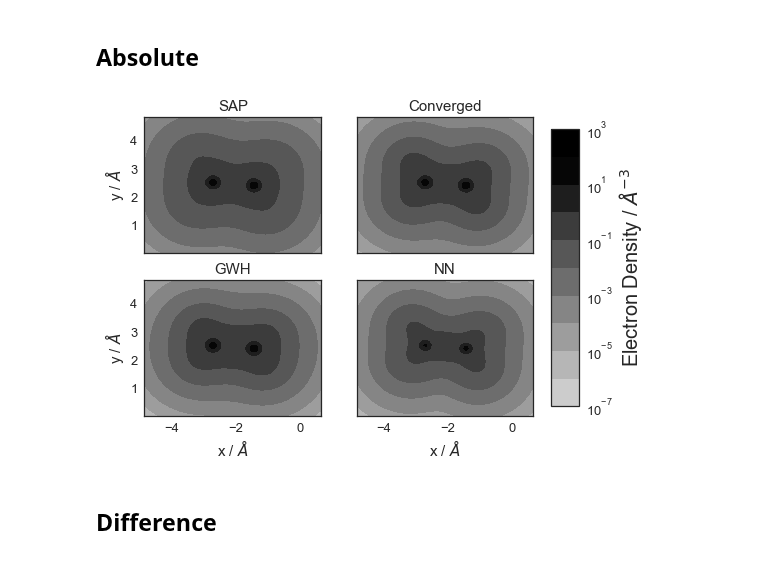
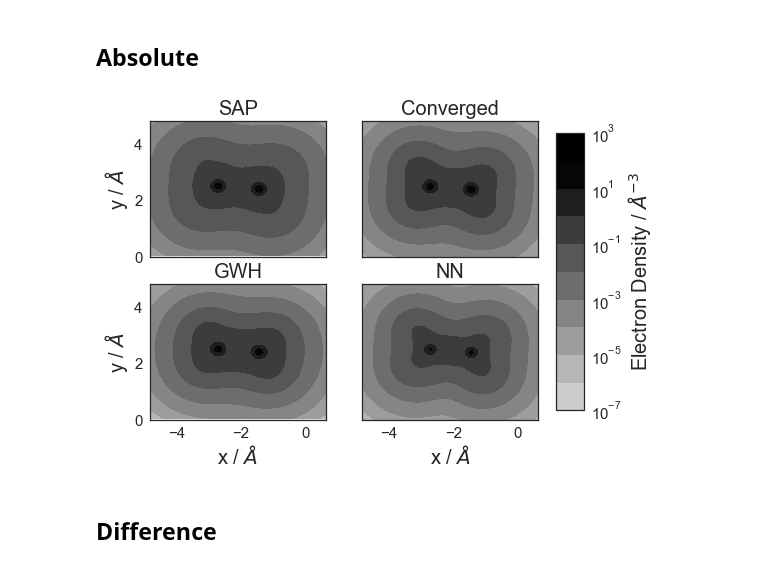
Before and after one commit to jcartus/SCFInitialGuess, a Jupyter notebook: cc2ai/notebooks/DensityEthen.ipynb, the cells around one changed output. Saved outputs shown, nothing was run; the diff lists cells and outputs as text; code cells hidden in the pictures.

```diff
--- a/cc2ai/notebooks/DensityEthen.ipynb
+++ b/cc2ai/notebooks/DensityEthen.ipynb
@@ -235,13 +235,14 @@ norm = plt.Normalize(vmin, vmax)
 # %%
 fig, axes = plt.subplots(2, 2)
 
-title_size = 15
-label_size = 13
+title_size = 20
+label_size = 15
 
 axes[0,0].contourf(*np.meshgrid(x, y), dm_sap_density, locator=ticker.LogLocator(), vmin=vmin, vmax=vmax)
 axes[0,0].set_title("SAP", fontsize=title_size)
 axes[0,0].ticklabel_format(style='plain', axis='x')
 axes[0,0].set_ylabel(ylabel, fontsize=title_size)
+axes[0,0].set_yticks([0, 2, 4])
 axes[0,0].tick_params(labelsize=label_size)
 
 
@@ -250,38 +251,39 @@ axes[1,0].contourf(*np.meshgrid(x, y), dm_gwh_density, locator=ticker.LogLocator
 axes[1,0].set_title("GWH", fontsize=title_size)
 axes[1,0].set_xlabel(xlabel, fontsize=title_size)
 axes[1,0].set_ylabel(ylabel, fontsize=title_size)
+axes[1,0].set_yticks([0, 2, 4])
 axes[1,0].tick_params(labelsize=label_size)
 
 axes[0,1].contourf(*np.meshgrid(x, y), dm_density, locator=ticker.LogLocator(), vmin=vmin, vmax=vmax)
 axes[0,1].set_title("Converged", fontsize=title_size)
 axes[0,1].ticklabel_format(style='plain')
 axes[0,1].tick_params(labelsize=label_size)
 
 im = axes[1,1].contourf(*np.meshgrid(x, y), dm_nn_density, locator=ticker.LogLocator(),  vmin=vmin, vmax=vmax)
 axes[1,1].set_title("NN", fontsize=title_size)
 axes[1,1].ticklabel_format(style='plain', axis='y')
 axes[1,1].set_xlabel(xlabel, fontsize=title_size)
 axes[1,1].tick_params(labelsize=label_size)
 
 _ = plt.setp([a.get_xticklabels() for a in axes[0, :]], visible=False)
 _ = plt.setp([a.get_yticklabels() for a in axes[:, 1]], visible=False)
 
 fig.subplots_adjust(right=0.8)
 cbar_ax = fig.add_axes([0.83, 0.15, 0.05, 0.7])
 cbar_ax.tick_params(labelsize=label_size)
 cbar = fig.colorbar(im, cax=cbar_ax)
 #cbar.ax.text(.5, (2 * j + 1) / 8.0, lab, ha='center', va='center')
 cbar.set_label(r"Electron Density / $\AA^{-3}$", fontsize=20)
 
 
 plt.rcParams["axes.edgecolor"] = "0.15"
 plt.rcParams["axes.linewidth"] = 1.25
 #plt.tight_layout()
 
 plt.savefig(export_folder + "density_cuts.pdf")
 #
 # %% [output]
-[figure, old version]
+[figure, new version]
 # %% [markdown]
 ## Difference
 # %%
```
Also changed, not shown: 1 other file.
